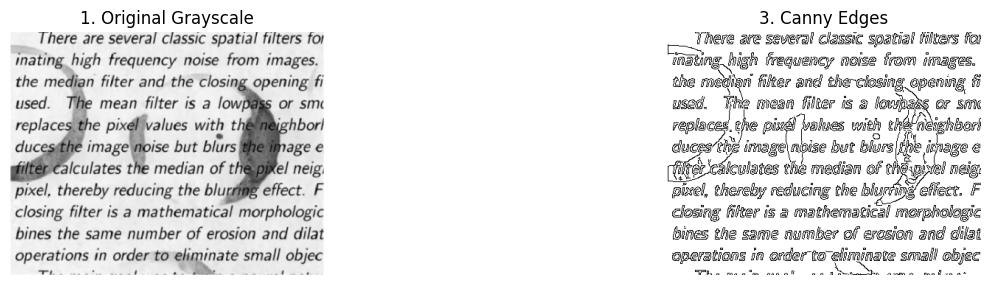
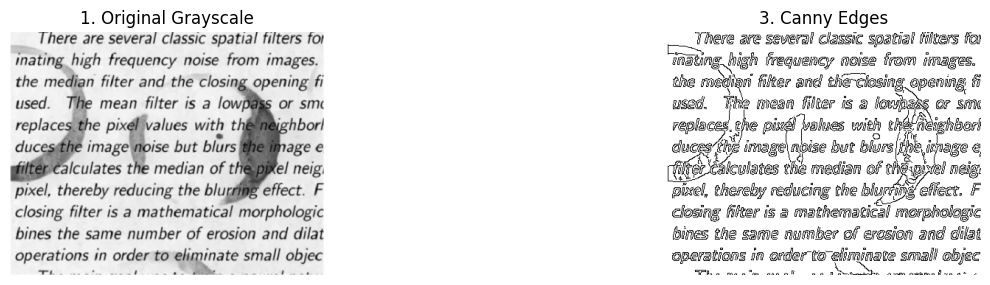
The change to this notebook cell's code, shown as a diff; its figure went from the first image to the second:
--- before
+++ after
@@ -1,29 +1,33 @@
 import cv2
 import matplotlib.pyplot as plt
+import numpy as np
 
-# 1. Load the dirty image in grayscale
-image = cv2.imread('dirty-img.png', cv2.IMREAD_GRAYSCALE)
+def canny(IMAGE_PATH):
+    # 1. Load the dirty image in grayscale
+    image = cv2.imread(IMAGE_PATH, cv2.IMREAD_GRAYSCALE)
 
-# 3. Apply Canny Edge Detection
-edges = cv2.Canny(image, 40, 130)
+    # 3. Apply Canny Edge Detection
+    edges = cv2.Canny(image, 40, 130)
 
-final_result = cv2.bitwise_not(edges)
+    final_result = cv2.bitwise_not(edges)
 
-# 4. Display using Matplotlib
-plt.figure(figsize=(10, 5))
+    # 4. Display using Matplotlib
+    plt.figure(figsize=(10, 5))
 
-# Subplot 1: Original Grayscale
-plt.subplot(1, 3, 1)
-plt.imshow(image, cmap='gray')
-plt.title('1. Original Grayscale')
-plt.axis('off')
+    # Subplot 1: Original Grayscale
+    plt.subplot(1, 3, 1)
+    plt.imshow(image, cmap='gray')
+    plt.title('1. Original Grayscale')
+    plt.axis('off')
 
 
-# Subplot 3: Canny Edges
-plt.subplot(1, 3, 3)
-plt.imshow(final_result, cmap='gray')
-plt.title('3. Canny Edges')
-plt.axis('off')
+    # Subplot 3: Canny Edges
+    plt.subplot(1, 3, 3)
+    plt.imshow(final_result, cmap='gray')
+    plt.title('3. Canny Edges')
+    plt.axis('off')
 
-plt.tight_layout()
-plt.show()
+    plt.tight_layout()
+    plt.show()
+    
+canny(r"Kiro's Images\dirty-img.png")

Commit: Kiro's part fully modulated